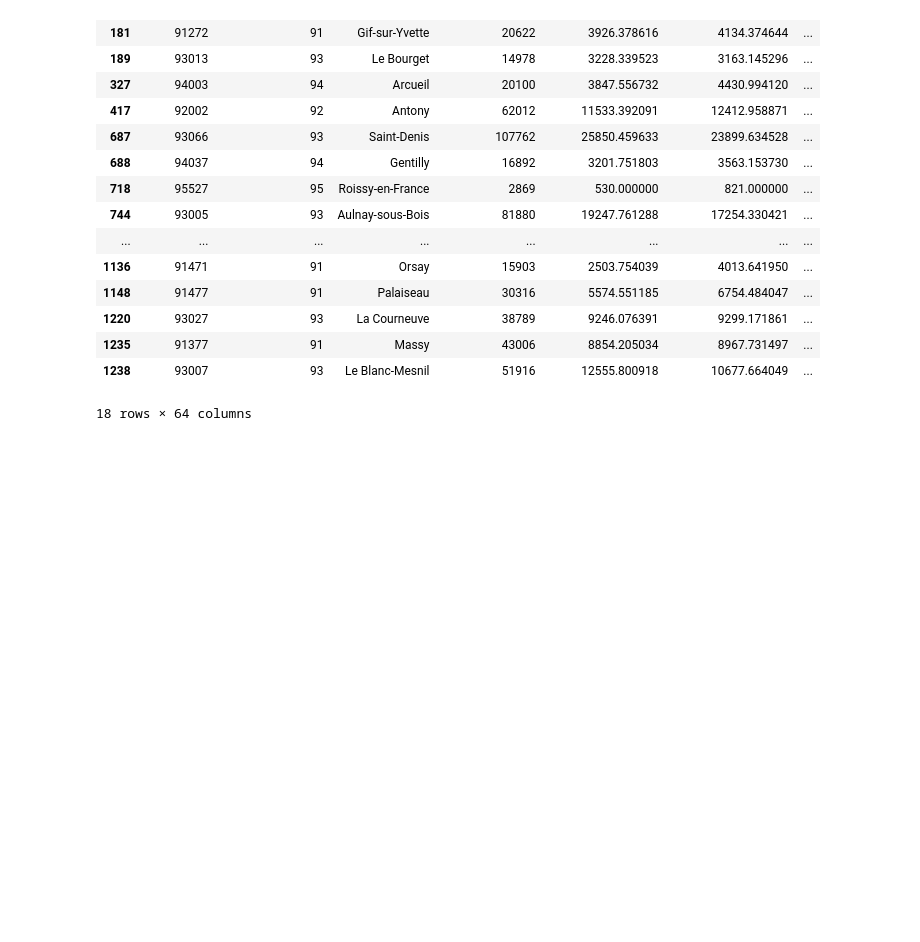
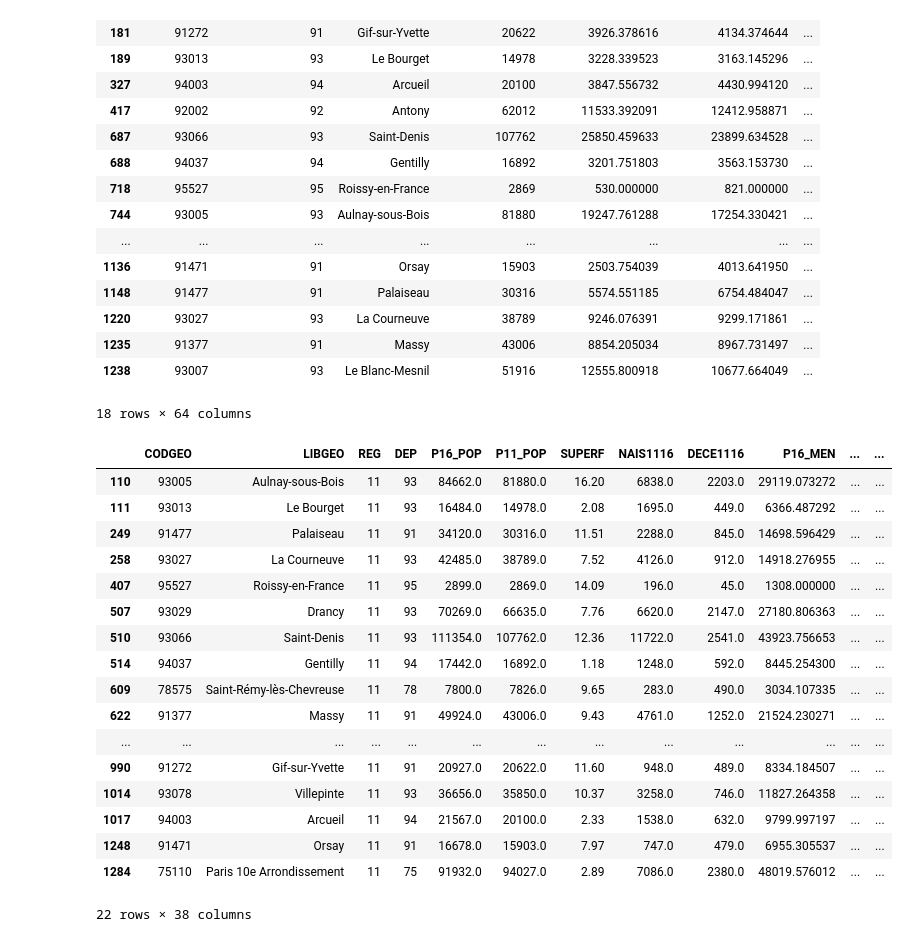
Before and after one commit to cerezamo/dataviz, a Jupyter notebook: BDD.ipynb, the cells around one changed output. Saved outputs shown, nothing was run; the diff lists cells and outputs as text; code cells hidden in the pictures; blank space fills up the shorter version.

```diff
--- a/BDD.ipynb
+++ b/BDD.ipynb
@@ -134,2 +134,27 @@ pop.to_csv('brut\POP_AGE_DENS_LOCA.csv')
 # %%
 # Idées de variables sympas : https://data.iledefrance.fr/explore/dataset/cumul-de-nuisances-environnementales-grille-regionale-au-pas-de-500m-dile-de-fr0/information/
+# %%
+comp=pd.read_csv(r'C:\Users\morga\Documents\GitHub\MLPython\dataviz\brut\base-comparateur-de-territoires.csv',sep=';')
+# %%
+comp=comp[comp['CODGEO'].isin(RERB['Code INSEE'])]
+# %%
+comp
+# %% [output]
+|  | CODGEO | LIBGEO | REG | DEP | P16_POP | P11_POP | SUPERF | NAIS1116 | DECE1116 | P16_MEN | ... | ... |
+| 110 | 93005 | Aulnay-sous-Bois | 11 | 93 | 84662.0 | 81880.0 | 16.20 | 6838.0 | 2203.0 | 29119.073272 | ... | ... |
+| 111 | 93013 | Le Bourget | 11 | 93 | 16484.0 | 14978.0 | 2.08 | 1695.0 | 449.0 | 6366.487292 | ... | ... |
+| 249 | 91477 | Palaiseau | 11 | 91 | 34120.0 | 30316.0 | 11.51 | 2288.0 | 845.0 | 14698.596429 | ... | ... |
+| 258 | 93027 | La Courneuve | 11 | 93 | 42485.0 | 38789.0 | 7.52 | 4126.0 | 912.0 | 14918.276955 | ... | ... |
+| 407 | 95527 | Roissy-en-France | 11 | 95 | 2899.0 | 2869.0 | 14.09 | 196.0 | 45.0 | 1308.000000 | ... | ... |
+| 507 | 93029 | Drancy | 11 | 93 | 70269.0 | 66635.0 | 7.76 | 6620.0 | 2147.0 | 27180.806363 | ... | ... |
+| 510 | 93066 | Saint-Denis | 11 | 93 | 111354.0 | 107762.0 | 12.36 | 11722.0 | 2541.0 | 43923.756653 | ... | ... |
+| 514 | 94037 | Gentilly | 11 | 94 | 17442.0 | 16892.0 | 1.18 | 1248.0 | 592.0 | 8445.254300 | ... | ... |
+| 609 | 78575 | Saint-Rémy-lès-Chevreuse | 11 | 78 | 7800.0 | 7826.0 | 9.65 | 283.0 | 490.0 | 3034.107335 | ... | ... |
+| 622 | 91377 | Massy | 11 | 91 | 49924.0 | 43006.0 | 9.43 | 4761.0 | 1252.0 | 21524.230271 | ... | ... |
+| ... | ... | ... | ... | ... | ... | ... | ... | ... | ... | ... | ... | ... |
+| 990 | 91272 | Gif-sur-Yvette | 11 | 91 | 20927.0 | 20622.0 | 11.60 | 948.0 | 489.0 | 8334.184507 | ... | ... |
+| 1014 | 93078 | Villepinte | 11 | 93 | 36656.0 | 35850.0 | 10.37 | 3258.0 | 746.0 | 11827.264358 | ... | ... |
+| 1017 | 94003 | Arcueil | 11 | 94 | 21567.0 | 20100.0 | 2.33 | 1538.0 | 632.0 | 9799.997197 | ... | ... |
+| 1248 | 91471 | Orsay | 11 | 91 | 16678.0 | 15903.0 | 7.97 | 747.0 | 479.0 | 6955.305537 | ... | ... |
+| 1284 | 75110 | Paris 10e Arrondissement | 11 | 75 | 91932.0 | 94027.0 | 2.89 | 7086.0 | 2380.0 | 48019.576012 | ... | ... |
+22 rows × 38 columns
```
Also changed, not shown: parts of 2 cells of this notebook, 3 other files.
